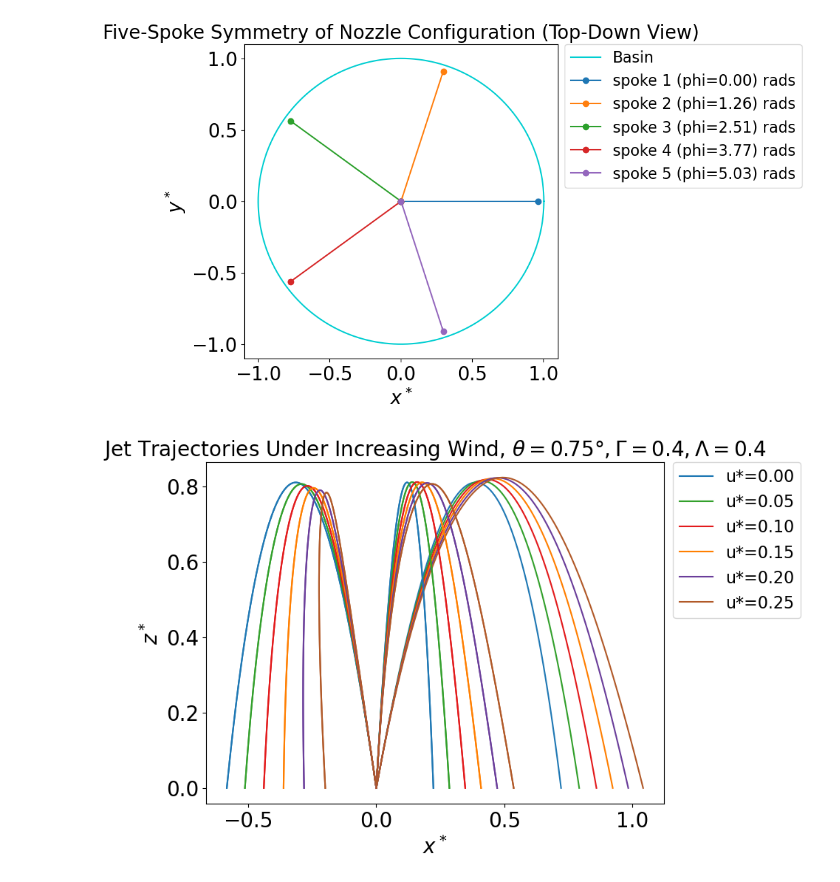
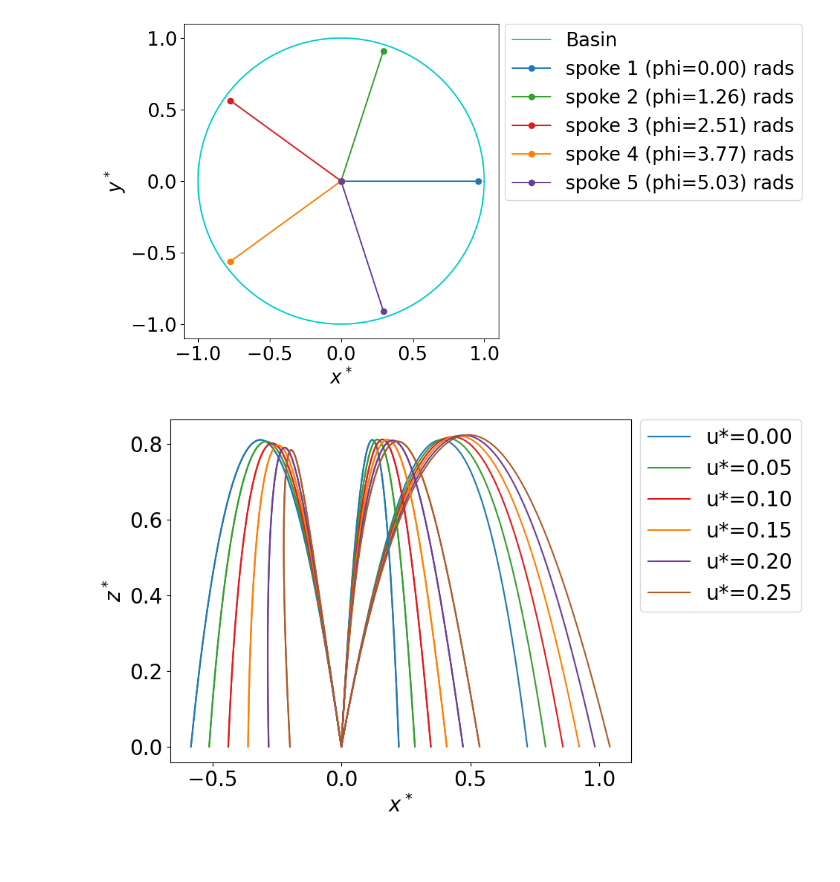
Before and after one commit to pavitra1905/FountainTrajectory, a Jupyter notebook: FinalPlots.ipynb, the cells around one changed output. Cells and saved outputs as stored; diff of their text form; code cells hidden in the pictures; blank space fills up the shorter version.

Commit message:
removed titles, added pdf code

```diff
--- a/FinalPlots.ipynb
+++ b/FinalPlots.ipynb
@@ -99,24 +99,26 @@ plt.rcParams.update({'font.size': 20})
 # %%
 # Basic Model (fountain top-down view)
 theta_circ = np.linspace(0, 2*np.pi, 400)
 plt.figure(figsize=(8,6))
 plt.plot(np.cos(theta_circ), np.sin(theta_circ), label="Basin", color='darkturquoise')
 
 for j, p in enumerate(phi):
     _, land = simulate(np.deg2rad(69), p, Gamma, Lambda, {"u_star": (0.0, 0.0, 0.0)})
     if land:
-        plt.plot([0, land["xL"]], [0, land["yL"]], marker="o", label=f"spoke {j+1} (phi={p['phi']:.2f}) rads")
+        plt.plot([0, land["xL"]], [0, land["yL"]], marker="o", label=f"spoke {j+1} (phi={p['phi']:.2f}) rads", color=cmap(2*j + 1))
 
 plt.gca().set_aspect("equal")
 plt.xlabel(r"$x^*$", fontsize=20)
 plt.ylabel(r"$y^*$", fontsize=20)
-plt.title("Five-Spoke Symmetry of Nozzle Configuration (Top-Down View)", fontsize=20)
+#plt.title("Five-Spoke Symmetry of Nozzle Configuration (Top-Down View)", fontsize=20)
 plt.legend(loc="upper left",
     bbox_to_anchor=(1.02, 1.0),
-    borderaxespad=0.0, fontsize=16)
+    borderaxespad=0.0, fontsize=20)
+
+plt.savefig("fig2.pdf", bbox_inches='tight')
 plt.show()
 # %% [output]
-[figure, old version]
+[figure, new version]
 # %%
 # Jet trajectories under increasing wind, viewed along x-z plane
 plt.figure(figsize=(8,6))
@@ -132,13 +134,13 @@ for i, p in enumerate(phi):
 
 plt.xlabel(r"$x^*$", fontsize=20)
 plt.ylabel(r"$z^*$", fontsize=20)
-plt.title(r"Jet Trajectories Under Increasing Wind", fontsize=20)
+#plt.title(r"Jet Trajectories Under Increasing Wind", fontsize=20)
 plt.legend(loc="upper left",
     bbox_to_anchor=(1.02, 1.0),
-    borderaxespad=0.0, fontsize=16)
+    borderaxespad=0.0, fontsize=20)
 plt.show()
 # %% [output]
-[figure, old version]
+[figure, new version]
 # %%
 # Jet trajectories under increasing wind, viewed along y-z plane
 plt.figure(figsize=(8,6))
```
Also changed, not shown: parts of 11 cells of this notebook.
